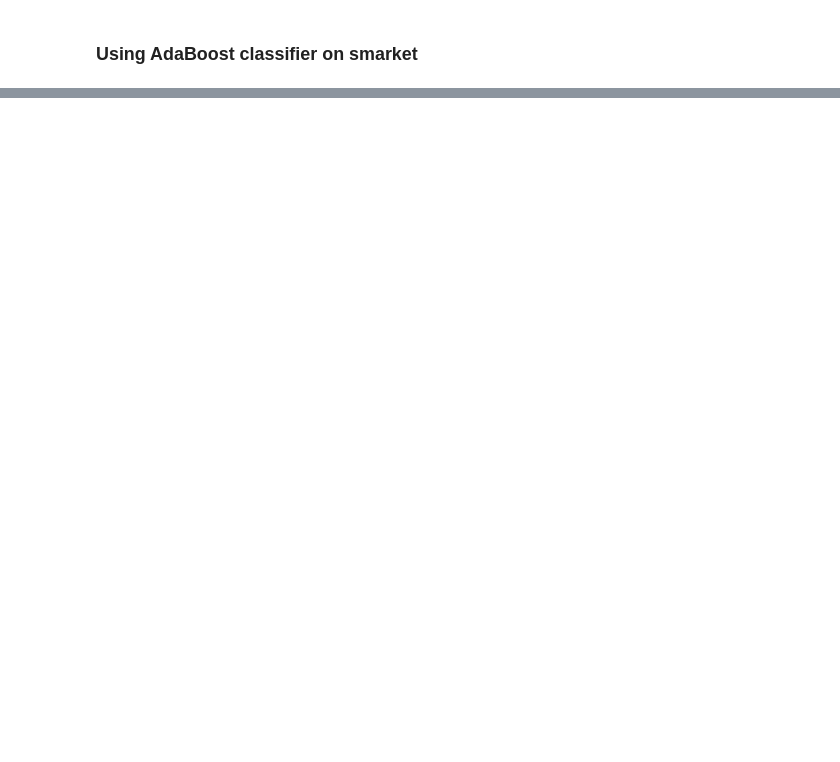
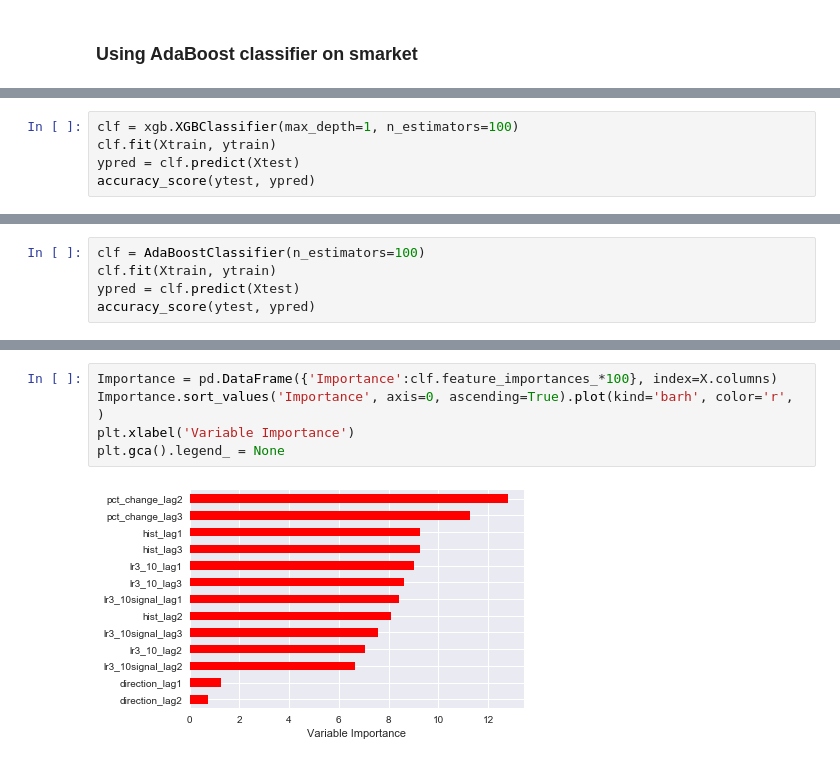
Before and after one commit to kuatroka/ISLR, a Jupyter notebook: SA - ISLR book chapter 8.ipynb, the cells around one changed output, grey strips where cells are left out. Saved outputs shown, nothing was run; the diff lists cells and outputs as text; blank space fills up the shorter version.

```diff
--- a/SA - ISLR book chapter 8.ipynb
+++ b/SA - ISLR book chapter 8.ipynb
@@ -523,0 +803,5 @@ avg / total       0.51      0.49      0.49       125
+# %%
+clf = xgb.XGBClassifier(max_depth=1, n_estimators=100)
+clf.fit(Xtrain, ytrain)
+ypred = clf.predict(Xtest)
+accuracy_score(ytest, ypred)
@@ -523,0 +810,5 @@ avg / total       0.51      0.49      0.49       125
+# %%
+clf = AdaBoostClassifier(n_estimators=100)
+clf.fit(Xtrain, ytrain)
+ypred = clf.predict(Xtest)
+accuracy_score(ytest, ypred)
@@ -523,0 +827,7 @@ avg / total       0.51      0.49      0.49       125
+# %%
+Importance = pd.DataFrame({'Importance':clf.feature_importances_*100}, index=X.columns)
+Importance.sort_values('Importance', axis=0, ascending=True).plot(kind='barh', color='r', )
+plt.xlabel('Variable Importance')
+plt.gca().legend_ = None
+# %% [output]
+[figure, added]
```
Also changed, not shown: parts of 29 cells of this notebook, 1 other file.
